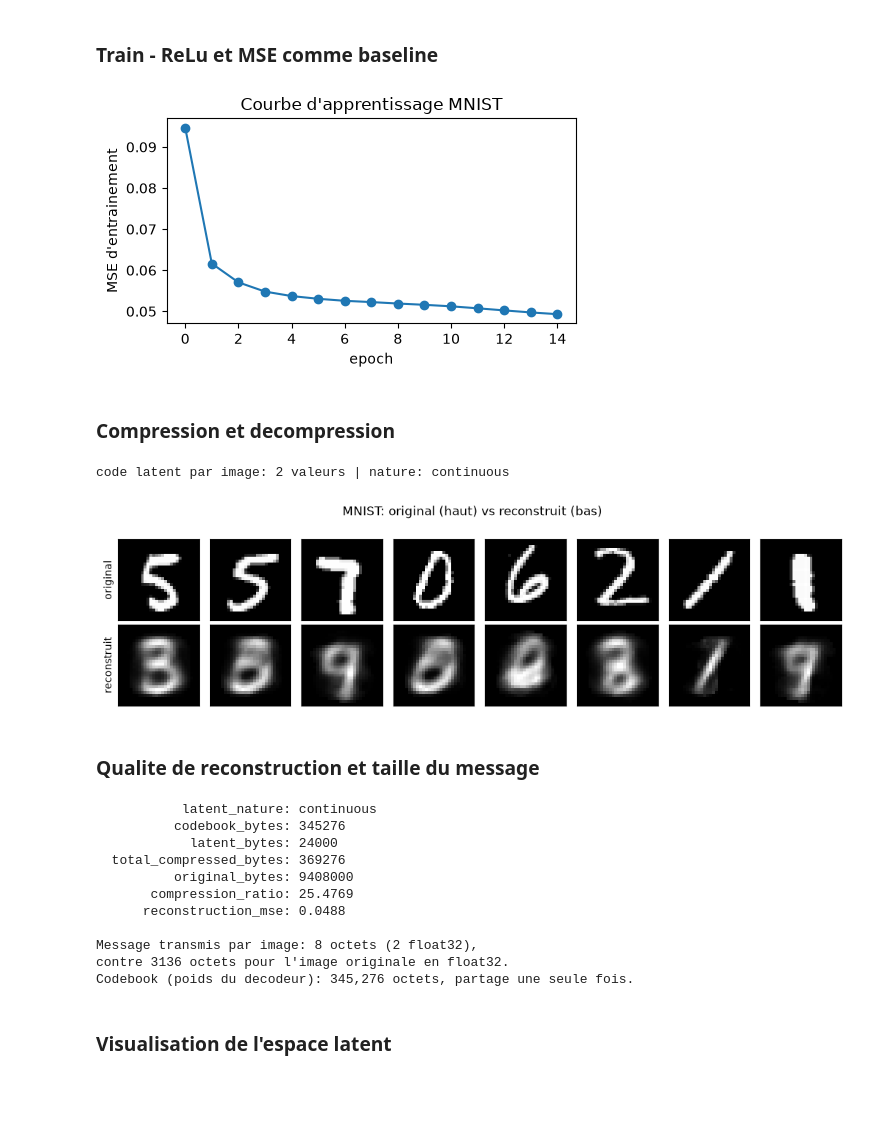
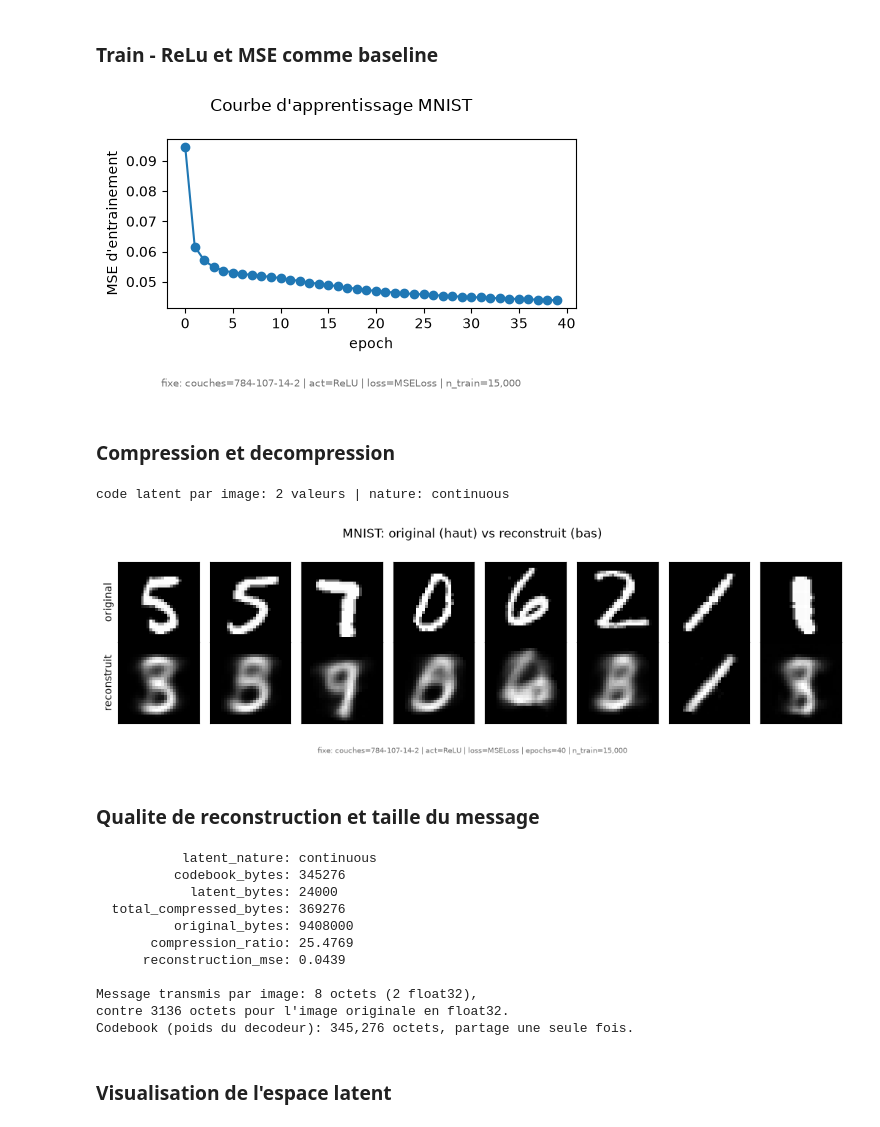
Before and after one commit to magicAyyub/unsupervised, a Jupyter notebook: notebooks/03_autoencoder.ipynb, the cells around one changed output. Cells and saved outputs as stored; diff of their text form; code cells hidden in the pictures; blank space fills up the shorter version.

Commit message:
amélioré la visualisation des graphes du notebook avec des meilleures notes

```diff
--- a/notebooks/03_autoencoder.ipynb
+++ b/notebooks/03_autoencoder.ipynb
@@ -17,8 +17,8 @@ torch.manual_seed(0)
 print("device:", get_device())
 
 
-EPOCHS = 15
-EPOCHS_SWEEP = 6
+EPOCHS = 40
+EPOCHS_SWEEP = 40
 BATCH_SIZE = 128
 # %% [output]
 device: cpu
@@ -143,16 +157,20 @@ train: (15000, 784) | eval: (3000, 784)
 # %%
 mnist_model = AutoEncoder(
     input_dim=784, output_dim=784, latent_dim=2,
     encoder_layer_num=3, decoder_layer_num=3, encoder_activation=nn.ReLU, fonction_loss=nn.MSELoss
 )
 mnist_model.fit(X_mnist_train, epochs=EPOCHS, batch_size=BATCH_SIZE)
 
-plt.figure(figsize=(5, 3))
+MNIST_BASELINE_CONFIG = describe_autoencoder(mnist_model, n_train=len(X_mnist_train))
+
+fig = plt.figure(figsize=(5, 3))
 plt.plot(mnist_model.loss_history, marker="o")
-plt.xlabel("epoch"); plt.ylabel("MSE d'entrainement"); plt.title("Courbe d'apprentissage MNIST")
-plt.tight_layout(); plt.show()
+plt.xlabel("epoch"); plt.ylabel("MSE d'entrainement")
+# epochs varie le long de l'axe x: on le retire de la note
+_finish_figure(fig, "Courbe d'apprentissage MNIST",
+               describe_autoencoder(mnist_model, n_train=len(X_mnist_train), omit=("epochs",)))
 # %% [output]
-[figure, old version]
+[figure, new version]
 # %% [markdown]
 ### Compression et decompression
 # %%
@@ -160,10 +178,11 @@ mnist_latent = mnist_model.encode(X_mnist_eval)
 mnist_reconstructed = mnist_model.decode(mnist_latent)
 print("code latent par image:", mnist_latent.array.shape[1], "valeurs | nature:", mnist_latent.nature)
 show_original_vs_reconstruction_grid(X_mnist_eval, mnist_reconstructed, MNIST_SHAPE, n=8,
-                     title="MNIST: original (haut) vs reconstruit (bas)")
+                     title="MNIST: original (haut) vs reconstruit (bas)",
+                     config=MNIST_BASELINE_CONFIG)
 # %% [output]
 code latent par image: 2 valeurs | nature: continuous
-[figure, old version]
+[figure, new version]
 # %% [markdown]
 ### Qualite de reconstruction et taille du message
 # %%
@@ -181,7 +200,7 @@ print(f"Codebook (poids du decodeur): {mnist_report['codebook_bytes']:,} octets,
   total_compressed_bytes: 369276
           original_bytes: 9408000
        compression_ratio: 25.4769
-      reconstruction_mse: 0.0488
+      reconstruction_mse: 0.0439
 
 Message transmis par image: 8 octets (2 float32),
 contre 3136 octets pour l'image originale en float32.
```
Also changed, not shown: parts of 15 cells of this notebook.
